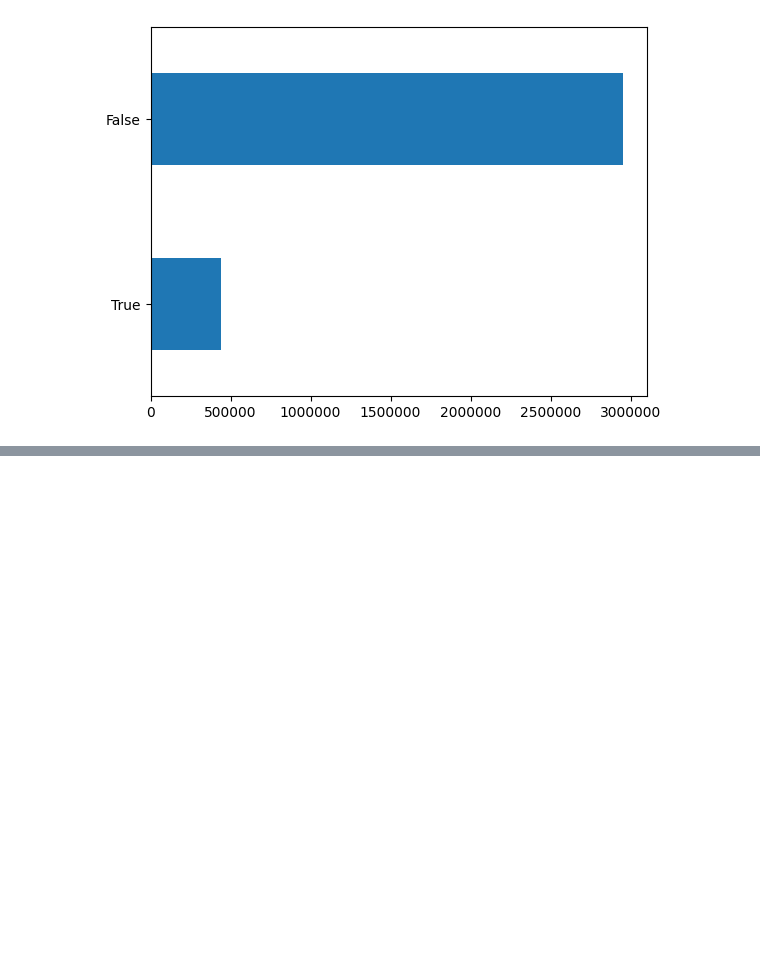
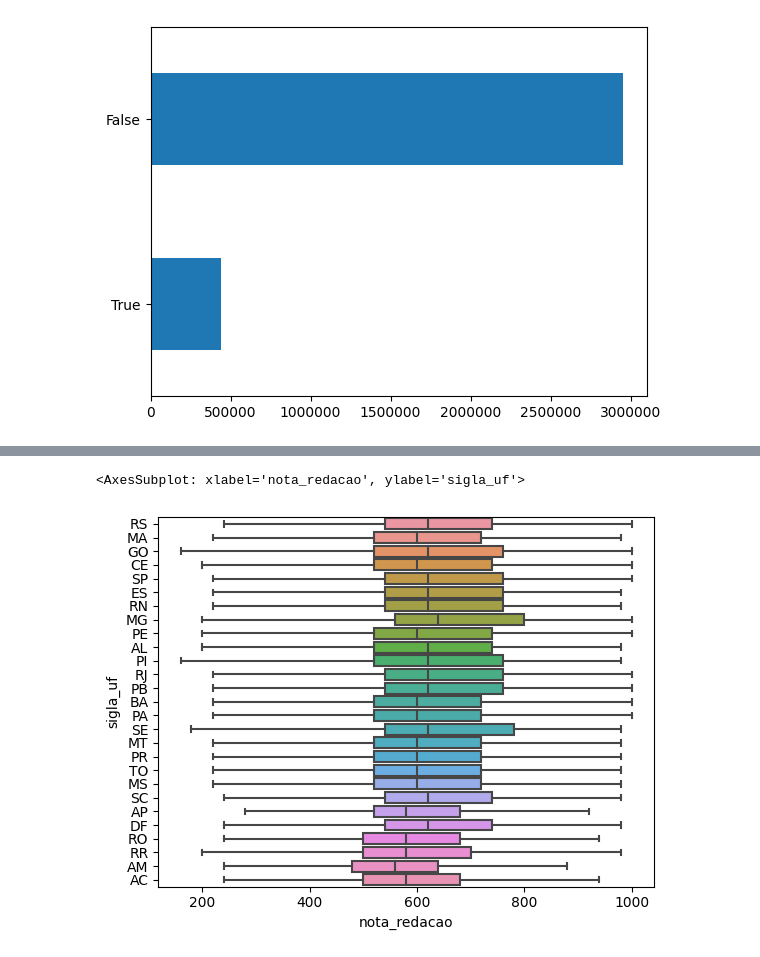
Before and after one commit to rafaeltorres2022/pyspark-enem-project, a Jupyter notebook: analise_dados.ipynb, the cells around one changed output, grey strips where cells are left out. Drawn from its saved outputs; the diff is of its cells as text; code cells hidden in the pictures; blank space fills up the shorter version.

```diff
--- a/analise_dados.ipynb
+++ b/analise_dados.ipynb
@@ -224,0 +259,19 @@ dtype: int64
+# %%
+#Notas redações
+query = '''(select fk_situacao_redacao, nota_redacao, sigla_uf
+from redacoes
+join participantes on participantes.pk_numero_inscricao = redacoes.fk_numero_inscricao
+join municipios on municipios.pk_codigo_municipio = participantes.fk_local_aplicacao_prova) as d'''
+redacoes_municipios = spark.read.format('jdbc') \
+    .option('url', os.getenv('url')) \
+    .option('dbtable', query) \
+    .option('driver', os.getenv('driver')) \
+    .option('user', os.getenv('user')).option('password', os.getenv('password')).load()
+redacoes_municipios = redacoes_municipios.toPandas()
+
+redacoes_municipios = redacoes_municipios[redacoes_municipios.fk_situacao_redacao == 1] #1 significa que a redação não foi desqualificada
+# %%
+sbr.boxplot(x=redacoes_municipios.nota_redacao, y=redacoes_municipios.sigla_uf, showfliers=False)
+# %% [output]
+<AxesSubplot: xlabel='nota_redacao', ylabel='sigla_uf'>
+[figure, added]
```
Also changed, not shown: parts of 12 cells of this notebook.
